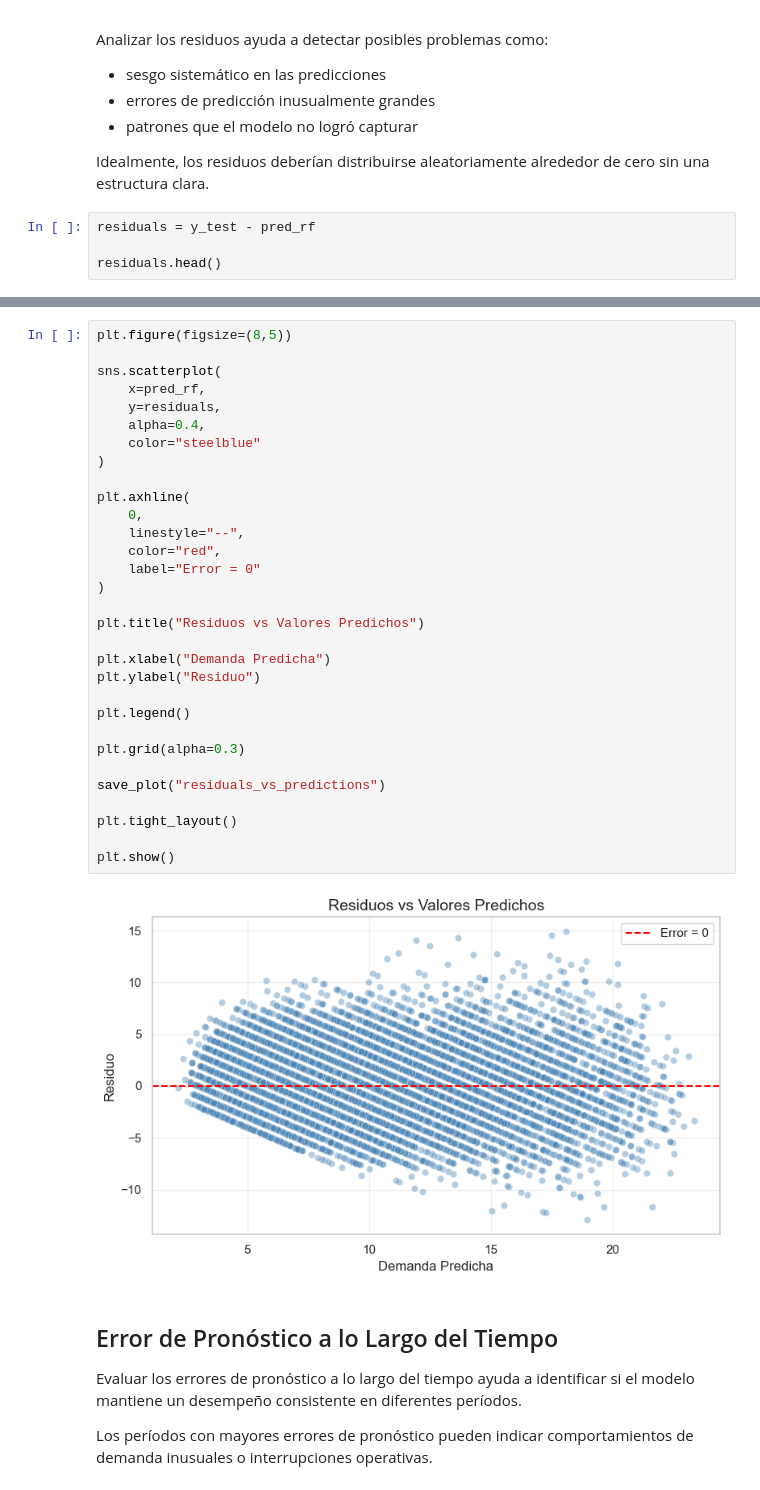
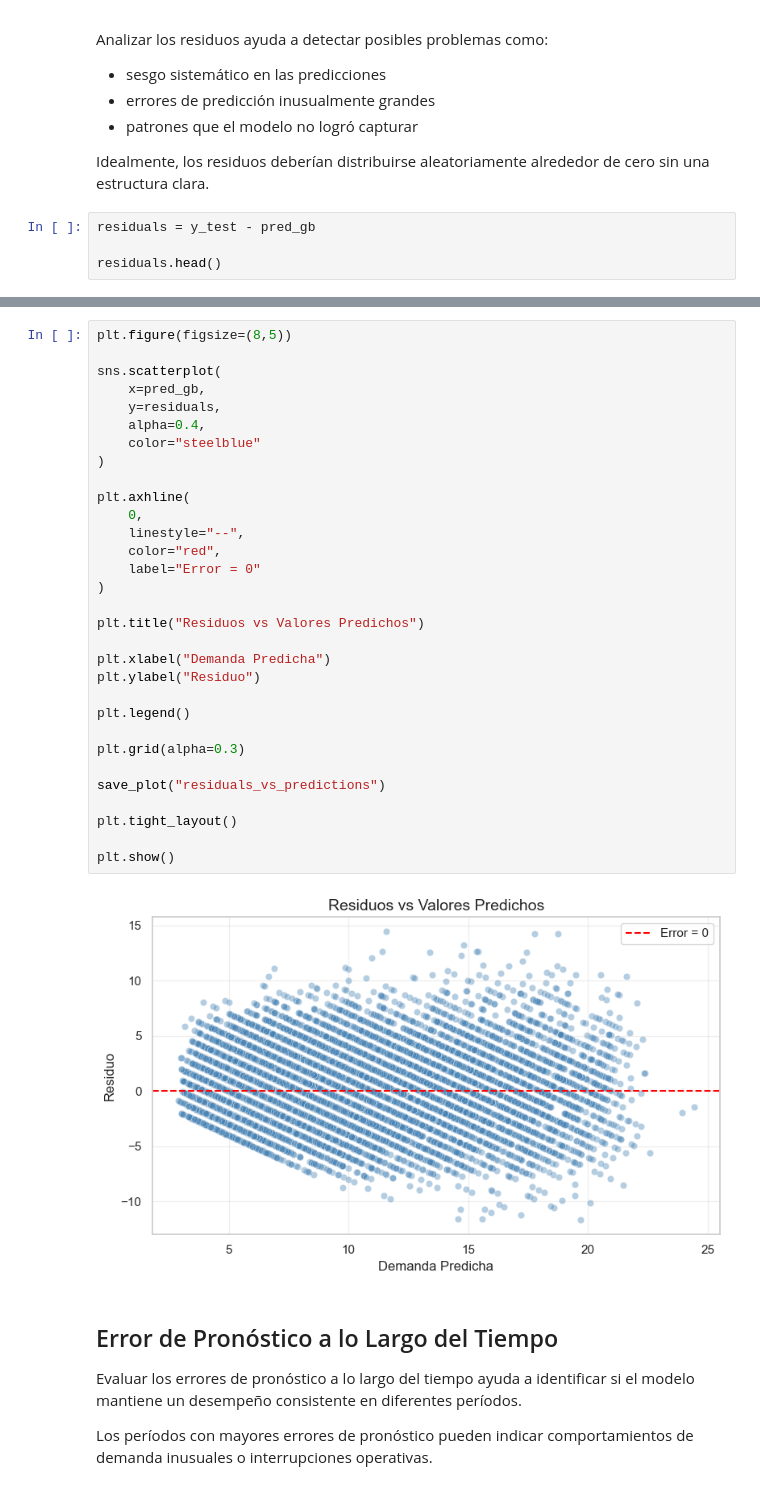
Before and after one commit to semersonantonio/Portfolio, a Jupyter notebook: ES_MexikansVeterinaryNetwork/notebooks/05_demand_forecasting.ipynb, the cells around one changed output, grey strips where cells are left out. Drawn from its saved outputs; the diff is of its cells as text.

```diff
--- a/ES_MexikansVeterinaryNetwork/notebooks/05_demand_forecasting.ipynb
+++ b/ES_MexikansVeterinaryNetwork/notebooks/05_demand_forecasting.ipynb
@@ -761,7 +793,7 @@ Analizar los residuos ayuda a detectar posibles problemas como:
 
 Idealmente, los residuos deberían distribuirse aleatoriamente alrededor de cero sin una estructura clara.
 # %%
-residuals = y_test - pred_rf
+residuals = y_test - pred_gb
 
 residuals.head()
 # %% [output]
@@ -816,35 +848,35 @@ plt.show()
 plt.figure(figsize=(8,5))
 
 sns.scatterplot(
-    x=pred_rf,
+    x=pred_gb,
     y=residuals,
     alpha=0.4,
     color="steelblue"
 )
 
 plt.axhline(
     0,
     linestyle="--",
     color="red",
     label="Error = 0"
 )
 
 plt.title("Residuos vs Valores Predichos")
 
 plt.xlabel("Demanda Predicha")
 plt.ylabel("Residuo")
 
 plt.legend()
 
 plt.grid(alpha=0.3)
 
 save_plot("residuals_vs_predictions")
 
 plt.tight_layout()
 
 plt.show()
 # %% [output]
-[figure, old version]
+[figure, new version]
 # %% [markdown]
 ## Error de Pronóstico a lo Largo del Tiempo
 
```
Also changed, not shown: parts of 11 cells of this notebook, 9 other files.
